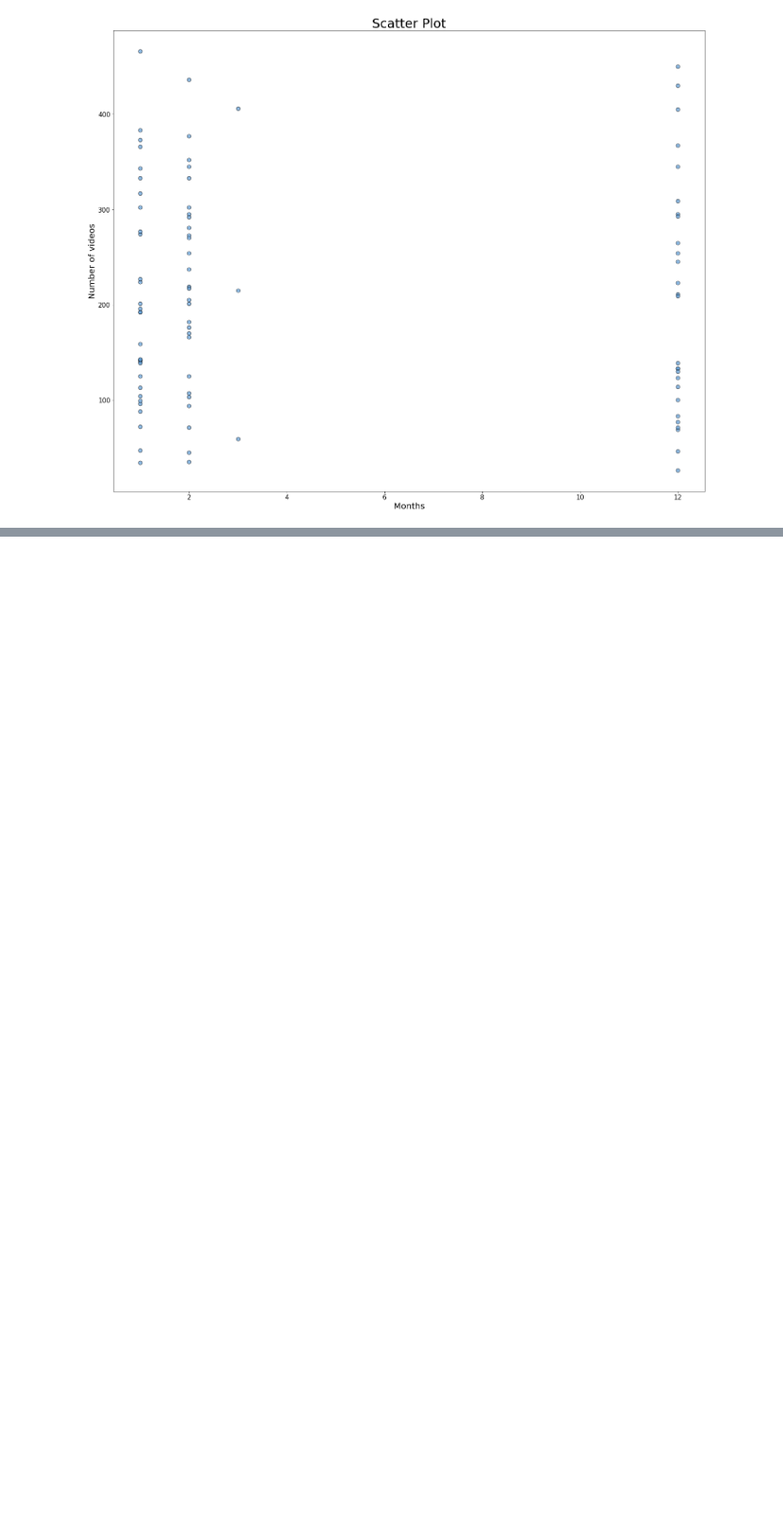
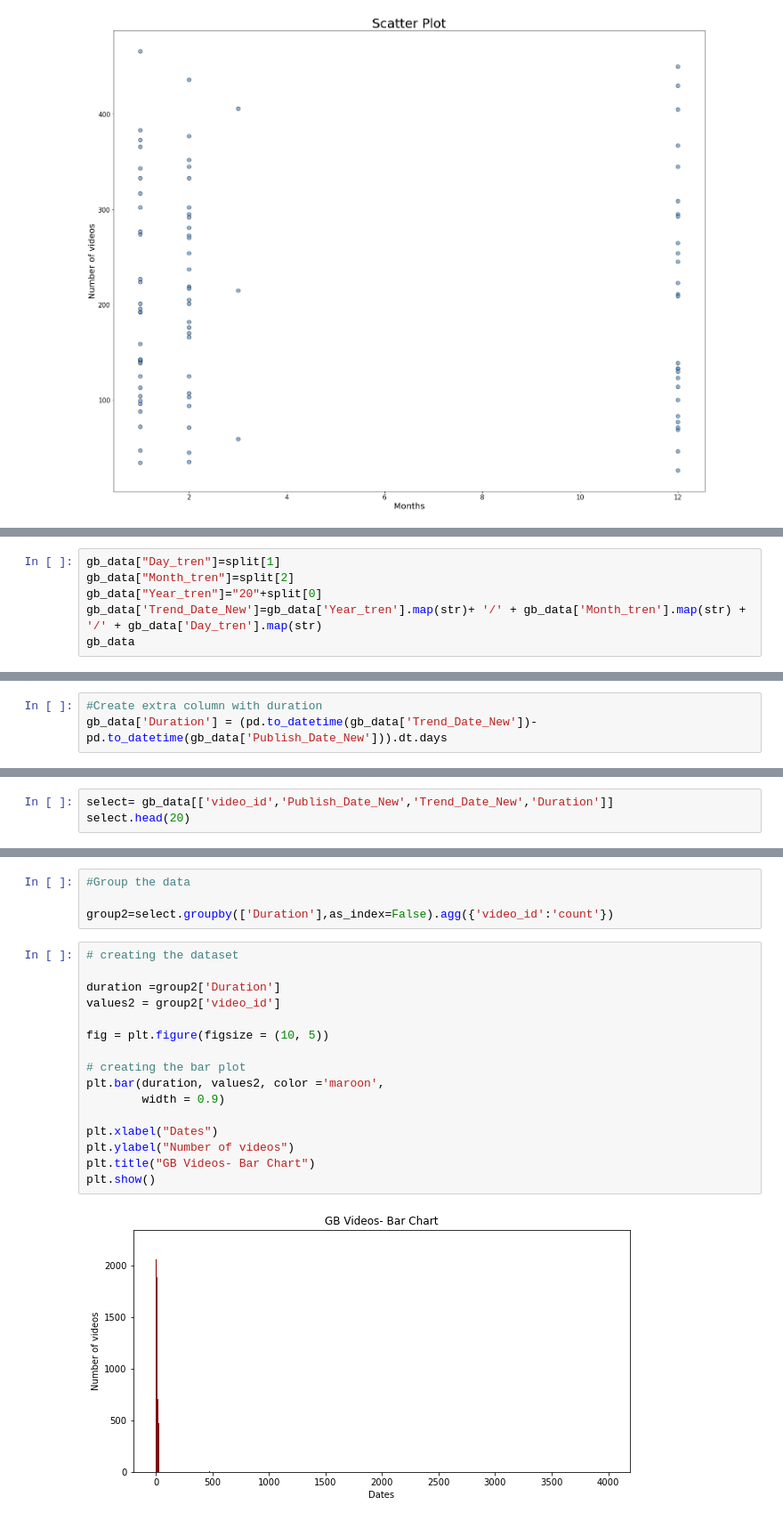
Before and after one commit to nikolis7/Big-Data-Management-Project-2, a Jupyter notebook: Notebook/Big Data Management Notebook 2.ipynb, the cells around one changed output, grey strips where cells are left out. Shown: that part at 89% size. Drawn from its saved outputs; the diff is of its cells as text; blank space fills up the shorter version.

```diff
--- a/Notebook/Big Data Management Notebook 2.ipynb
+++ b/Notebook/Big Data Management Notebook 2.ipynb
@@ -482,0 +497,6 @@ plt.show()
+# %%
+gb_data["Day_tren"]=split[1]
+gb_data["Month_tren"]=split[2]
+gb_data["Year_tren"]="20"+split[0]
+gb_data['Trend_Date_New']=gb_data['Year_tren'].map(str)+ '/' + gb_data['Month_tren'].map(str) + '/' + gb_data['Day_tren'].map(str)
+gb_data
@@ -482,0 +517,3 @@ plt.show()
+# %%
+#Create extra column with duration
+gb_data['Duration'] = (pd.to_datetime(gb_data['Trend_Date_New'])- pd.to_datetime(gb_data['Publish_Date_New'])).dt.days
@@ -482,0 +536,3 @@ plt.show()
+# %%
+select= gb_data[['video_id','Publish_Date_New','Trend_Date_New','Duration']]
+select.head(20)
@@ -482,0 +557,22 @@ plt.show()
+# %%
+#Group the data
+
+group2=select.groupby(['Duration'],as_index=False).agg({'video_id':'count'})
+# %%
+# creating the dataset
+
+duration =group2['Duration']
+values2 = group2['video_id']
+
+fig = plt.figure(figsize = (10, 5))
+
+# creating the bar plot
+plt.bar(duration, values2, color ='maroon',
+        width = 0.9)
+
+plt.xlabel("Dates")
+plt.ylabel("Number of videos")
+plt.title("GB Videos- Bar Chart")
+plt.show()
+# %% [output]
+[figure, added]
```
Also changed, not shown: parts of 21 cells of this notebook.
